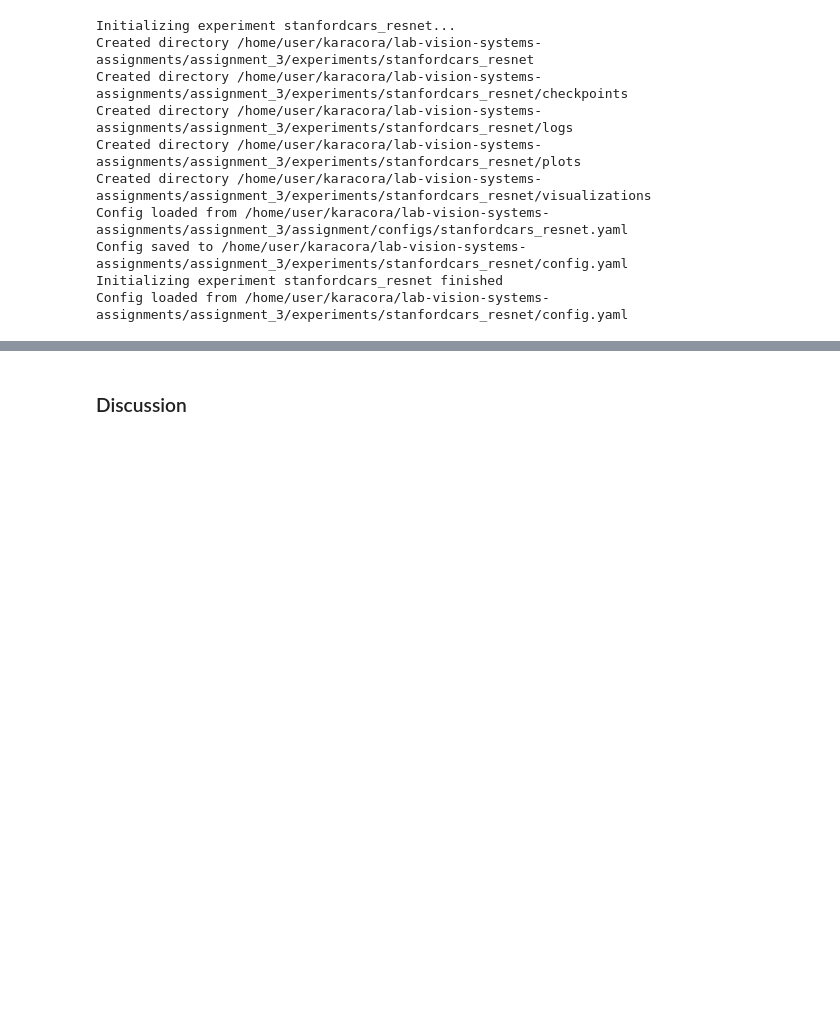
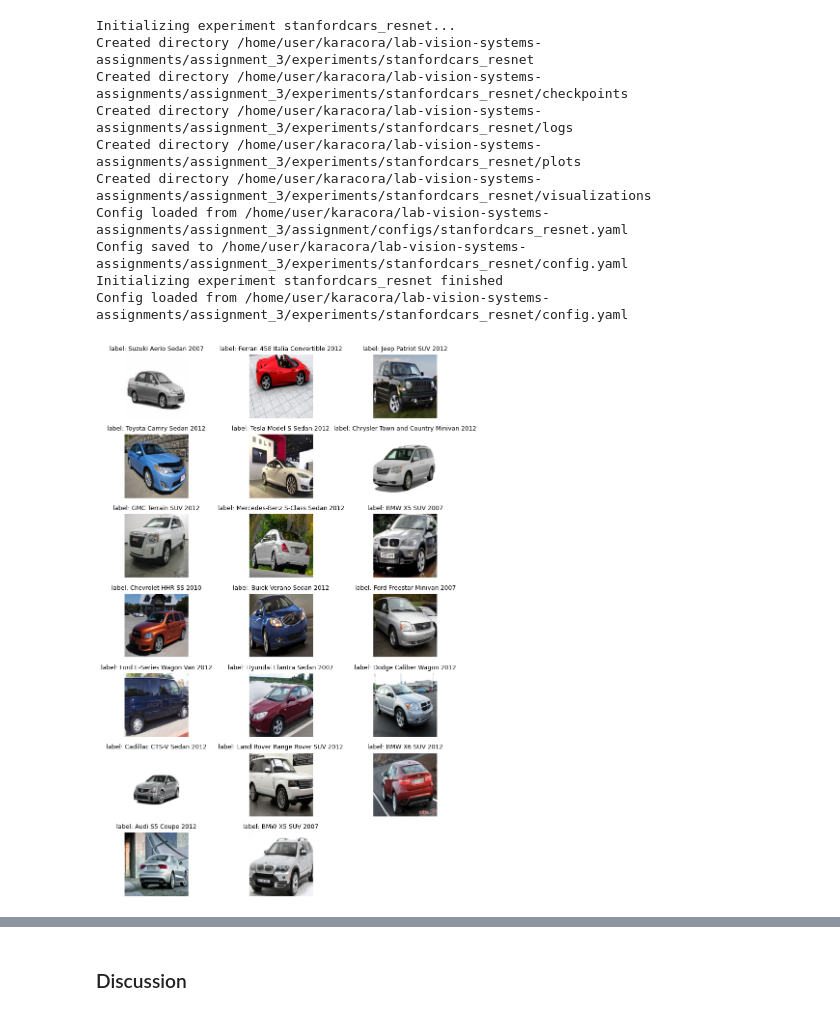
Before and after one commit to bertan-karacora/lab-vision-systems-assignments, a Jupyter notebook: assignment_3/assignment_3.ipynb, the cells around one changed output, grey strips where cells are left out. Cells and saved outputs as stored; diff of their text form; code cells hidden in the pictures; blank space fills up the shorter version.

```diff
--- a/assignment_3/assignment_3.ipynb
+++ b/assignment_3/assignment_3.ipynb
@@ -119,5 +124,12 @@ Config loaded from /home/user/karacora/lab-vision-systems-assignments/assignment
 Config saved to /home/user/karacora/lab-vision-systems-assignments/assignment_3/experiments/stanfordcars_resnet/config.yaml
 Initializing experiment stanfordcars_resnet finished
 Config loaded from /home/user/karacora/lab-vision-systems-assignments/assignment_3/experiments/stanfordcars_resnet/config.yaml
+# %%
+dataset_test, dataloader_test = utils_data.create_dataset_and_dataloader(split="test")
+images, labels = utils_data.sample(dataloader_test, num_samples=20, unnormalize=True)
+
+visualize.visualize_images(images, labels=dataset_test.labelset[labels])
+# %% [output]
+[figure, added]
 # %%
 dataset_train, dataloader_train = utils_data.create_dataset_and_dataloader(split="train")
```
Also changed, not shown: parts of 30 cells of this notebook, 29 other files.
